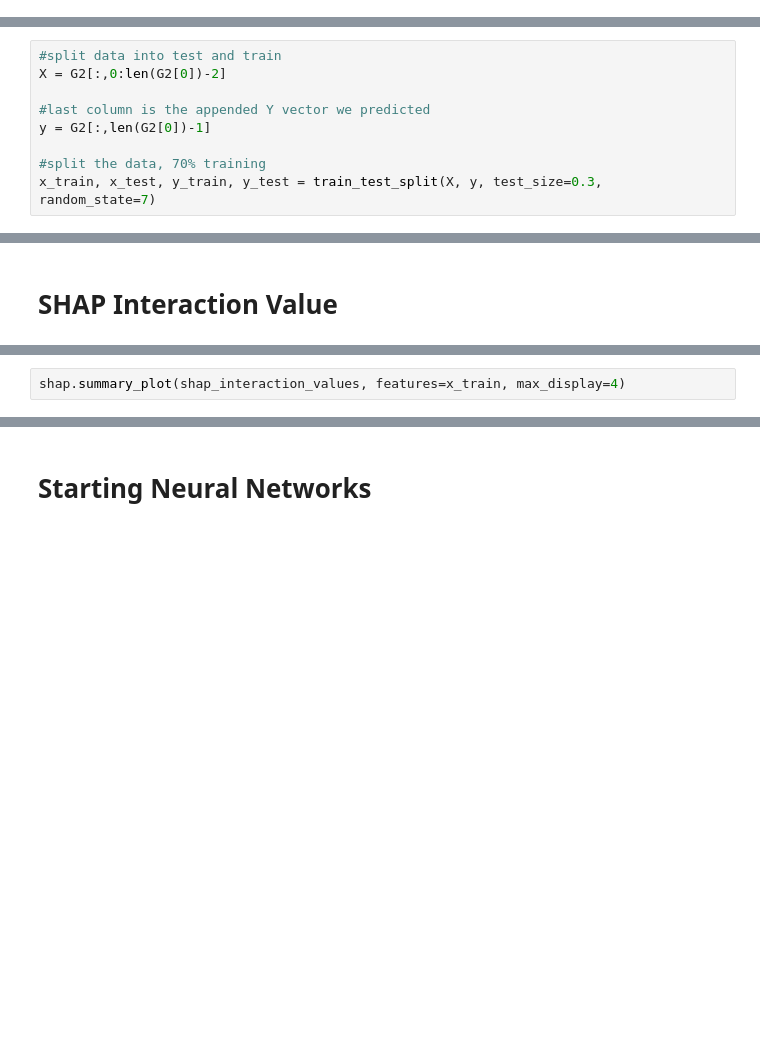
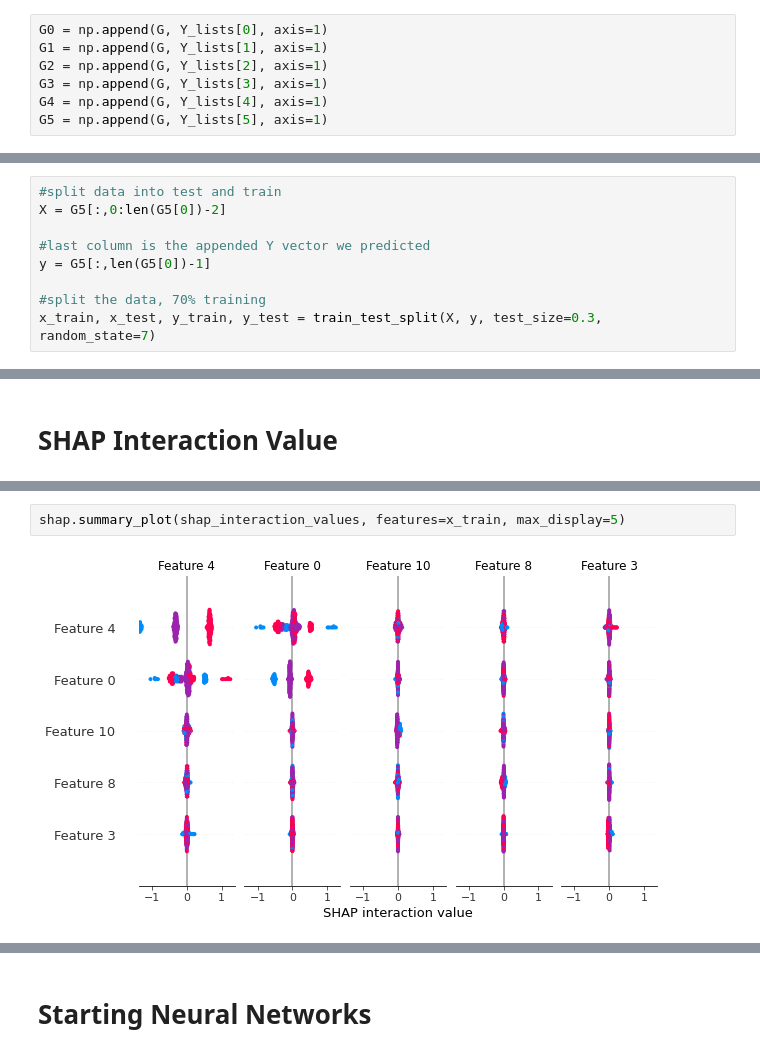
Before and after one commit to KevinDelao/UCLA_Summer_Project, a Jupyter notebook: UCLA_Summer_Code.ipynb, the cells around one changed output, grey strips where cells are left out. Drawn from its saved outputs; the diff is of its cells as text; blank space fills up the shorter version.

Commit message:
SHAP interaction values code

```diff
--- a/UCLA_Summer_Code.ipynb
+++ b/UCLA_Summer_Code.ipynb
@@ -109,3 +210,10 @@ def trait_simulation_twoloci_corr(samples_n, loci_m,var_g,var_e):
+# %%
+G0 = np.append(G, Y_lists[0], axis=1)
+G1 = np.append(G, Y_lists[1], axis=1)
+G2 = np.append(G, Y_lists[2], axis=1)
+G3 = np.append(G, Y_lists[3], axis=1)
+G4 = np.append(G, Y_lists[4], axis=1)
+G5 = np.append(G, Y_lists[5], axis=1)
 # %% [markdown]
 ## G1 is for one loci no correlation
 # %%
@@ -180,10 +292,10 @@ G2, samples_n,loci_m = trait_simulation_twoloci_nocorr(100,10,.9,.2)
 # Split the data
 # %%
 #split data into test and train
-X = G2[:,0:len(G2[0])-2]
+X = G5[:,0:len(G5[0])-2]
 
 #last column is the appended Y vector we predicted
-y = G2[:,len(G2[0])-1]
+y = G5[:,len(G5[0])-1]
 
 #split the data, 70% training
 x_train, x_test, y_train, y_test = train_test_split(X, y, test_size=0.3, random_state=7)
@@ -267,2 +403,4 @@ shap_interaction_values = shap.TreeExplainer(forReg).shap_interaction_values(x_t
 # %%
-shap.summary_plot(shap_interaction_values, features=x_train, max_display=4)
+shap.summary_plot(shap_interaction_values, features=x_train, max_display=5)
+# %% [output]
+[figure, added]
```
Also changed, not shown: parts of 23 cells of this notebook.
